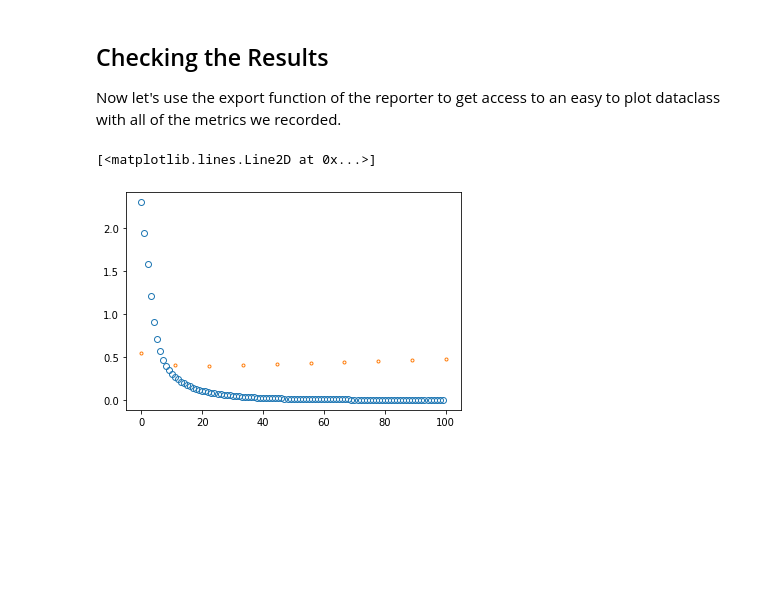
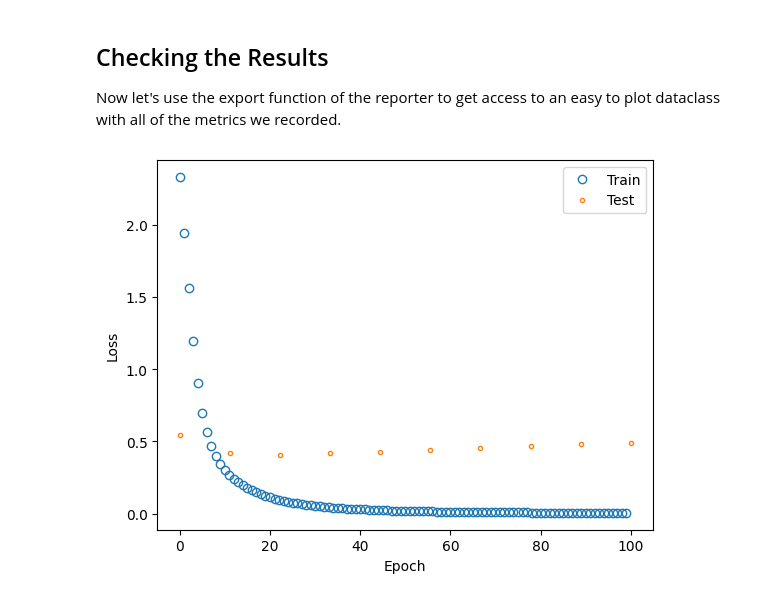
Before and after one commit to zincware/ZnNL, a Jupyter notebook: examples/Using-the-Data-Recorders.ipynb, the cells around one changed output. Cells and saved outputs as stored; diff of their text form; code cells hidden in the pictures; blank space fills up the shorter version.

```diff
--- a/examples/Using-the-Data-Recorders.ipynb
+++ b/examples/Using-the-Data-Recorders.ipynb
@@ -83,12 +89,12 @@ test_report = test_recorder.export_dataset()
 # %%
 plt.plot(train_report.loss, 'o', mfc='None', label="Train")
 plt.plot(np.linspace(0, 100, 10), test_report.loss, '.', mfc="None", label="Test")
 plt.xlabel("Epoch")
 plt.ylabel("Loss")
+plt.legend()
 plt.show()
 # %% [output]
-[<matplotlib.lines.Line2D at 0x...>]
-[figure, old version]
+[figure, new version]
 # %%
 plt.plot(train_report.accuracy, 'o', mfc='None', label="Train")
 plt.plot(np.linspace(0, 100, 10), test_report.accuracy, '.', mfc="None", label="Test")
```
Also changed, not shown: parts of 4 cells of this notebook, 4 other files.
